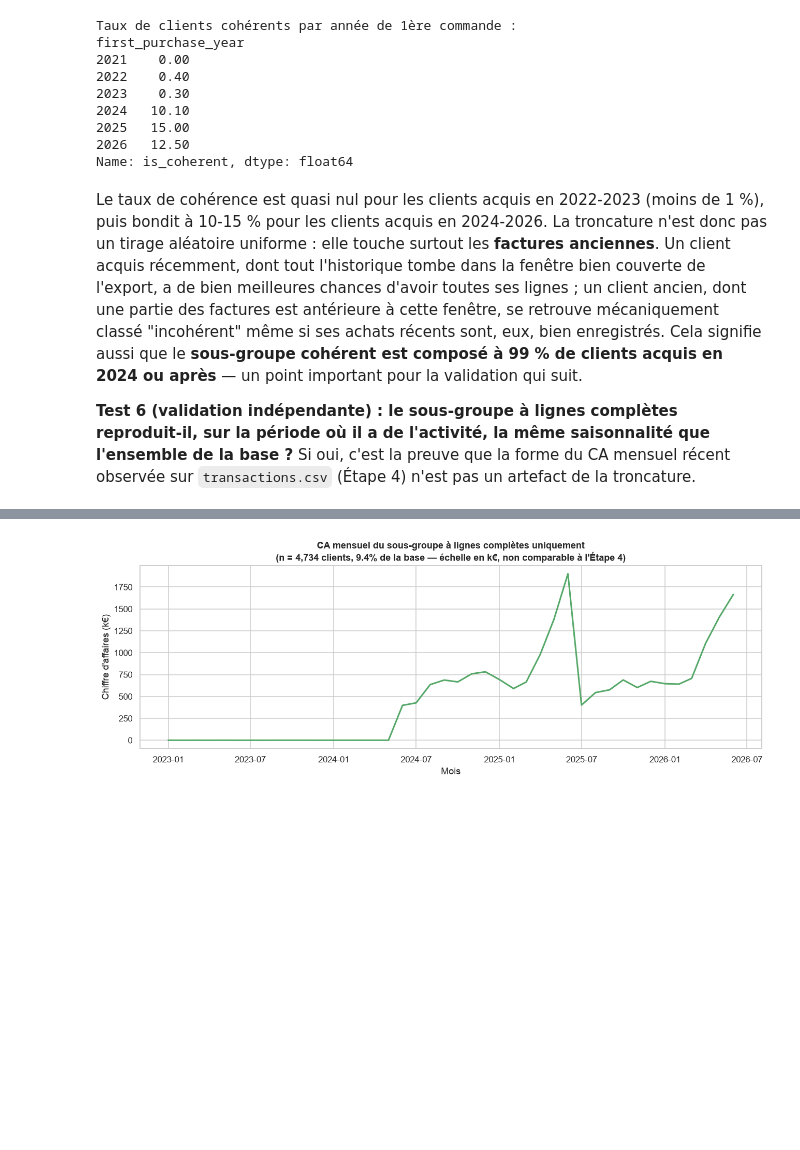
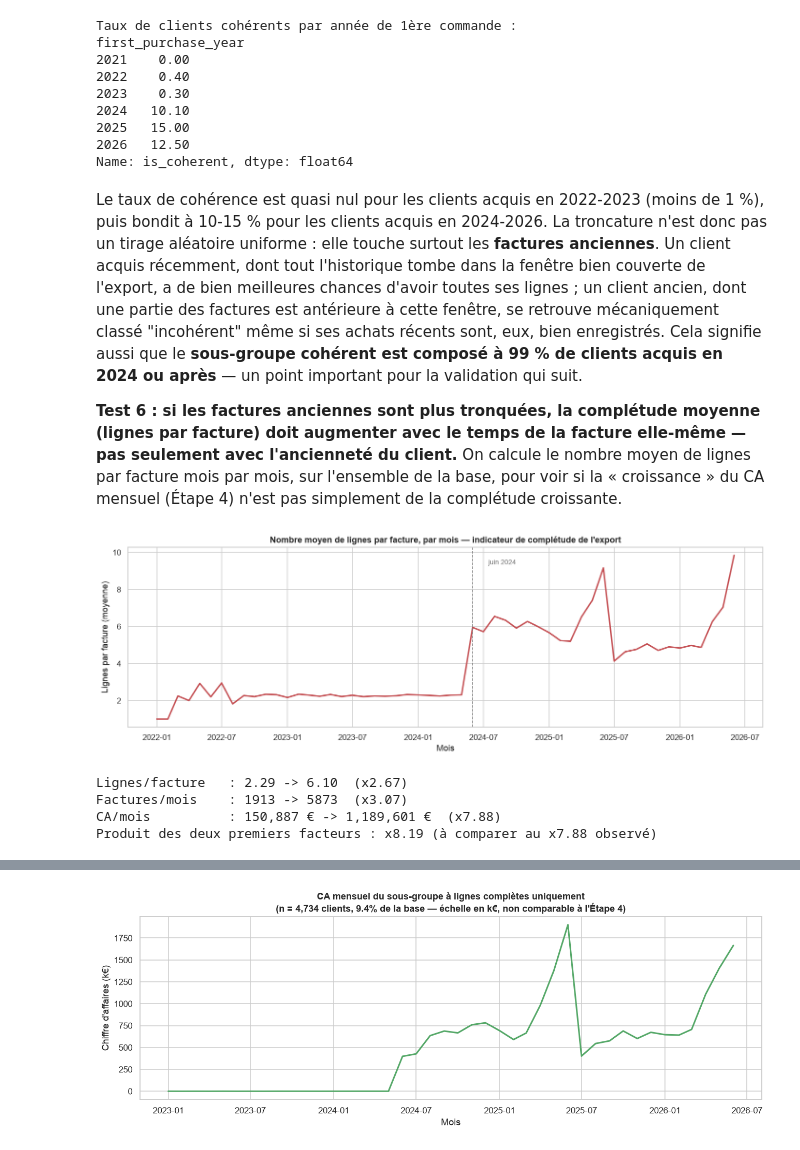
Before and after one commit to Alibenaqa/lumina_data_marketing, a Jupyter notebook: notebooks/01_eda_cleaning.ipynb, the cells around one changed output, grey strips where cells are left out. Saved outputs shown, nothing was run; the diff lists cells and outputs as text; code cells hidden in the pictures; blank space fills up the shorter version.

```diff
--- a/notebooks/01_eda_cleaning.ipynb
+++ b/notebooks/01_eda_cleaning.ipynb
@@ -468,8 +478,49 @@ enregistrés. Cela signifie aussi que le **sous-groupe cohérent est composé à
 99 % de clients acquis en 2024 ou après** — un point important pour la
 validation qui suit.
 
-**Test 6 (validation indépendante) : le sous-groupe à lignes complètes
-reproduit-il, sur la période où il a de l'activité, la même saisonnalité que
-l'ensemble de la base ?** Si oui, c'est la preuve que la forme du CA mensuel
-récent observée sur `transactions.csv` (Étape 4) n'est pas un artefact de la
-troncature.
+**Test 6 : si les factures anciennes sont plus tronquées, la complétude
+moyenne (lignes par facture) doit augmenter avec le temps de la facture
+elle-même — pas seulement avec l'ancienneté du client.** On calcule le nombre
+moyen de lignes par facture mois par mois, sur l'ensemble de la base, pour
+voir si la « croissance » du CA mensuel (Étape 4) n'est pas simplement de la
+complétude croissante.
+# %%
+sales_customer = transactions_customer[
+    (~transactions_customer["is_return"]) & (~transactions_customer["is_fee"])
+]
+monthly_completeness = sales_customer.set_index("invoice_date").resample("MS").agg(
+    n_lines=("invoice_id", "size"),
+    n_invoices=("invoice_id", "nunique"),
+    revenue=("line_total", "sum"),
+)
+monthly_completeness["lines_per_invoice"] = monthly_completeness["n_lines"] / monthly_completeness["n_invoices"]
+
+fig, ax = plt.subplots(figsize=(13, 4.5))
+ax.plot(monthly_completeness.index, monthly_completeness["lines_per_invoice"], color="#C44E52", linewidth=2)
+ax.axvline(pd.Timestamp("2024-06-01"), color="grey", linestyle="--", linewidth=1)
+ax.text(pd.Timestamp("2024-07-15"), monthly_completeness["lines_per_invoice"].max() * 0.95,
+        "juin 2024", fontsize=9, color="dimgrey")
+ax.set_title("Nombre moyen de lignes par facture, par mois — indicateur de complétude de l'export")
+ax.set_xlabel("Mois")
+ax.set_ylabel("Lignes par facture (moyenne)")
+fig.tight_layout()
+fig.savefig(FIGURES / "10_completude_lignes_par_mois.png", dpi=150, bbox_inches="tight")
+plt.show()
+# %% [output]
+[figure, added]
+# %%
+pre = monthly_completeness.loc["2024-01":"2024-05"]
+post = monthly_completeness.loc["2024-06":"2024-12"]
+lpi_jump = post["lines_per_invoice"].mean() / pre["lines_per_invoice"].mean()
+inv_jump = post["n_invoices"].mean() / pre["n_invoices"].mean()
+rev_jump = post["revenue"].mean() / pre["revenue"].mean()
+
+print(f"Lignes/facture   : {pre['lines_per_invoice'].mean():.2f} -> {post['lines_per_invoice'].mean():.2f}  (x{lpi_jump:.2f})")
+print(f"Factures/mois    : {pre['n_invoices'].mean():.0f} -> {post['n_invoices'].mean():.0f}  (x{inv_jump:.2f})")
+print(f"CA/mois          : {pre['revenue'].mean():,.0f} € -> {post['revenue'].mean():,.0f} €  (x{rev_jump:.2f})")
+print(f"Produit des deux premiers facteurs : x{lpi_jump * inv_jump:.2f} (à comparer au x{rev_jump:.2f} observé)")
+# %% [output]
+Lignes/facture   : 2.29 -> 6.10  (x2.67)
+Factures/mois    : 1913 -> 5873  (x3.07)
+CA/mois          : 150,887 € -> 1,189,601 €  (x7.88)
+Produit des deux premiers facteurs : x8.19 (à comparer au x7.88 observé)
```
Also changed, not shown: parts of 9 cells of this notebook, 3 other files.
